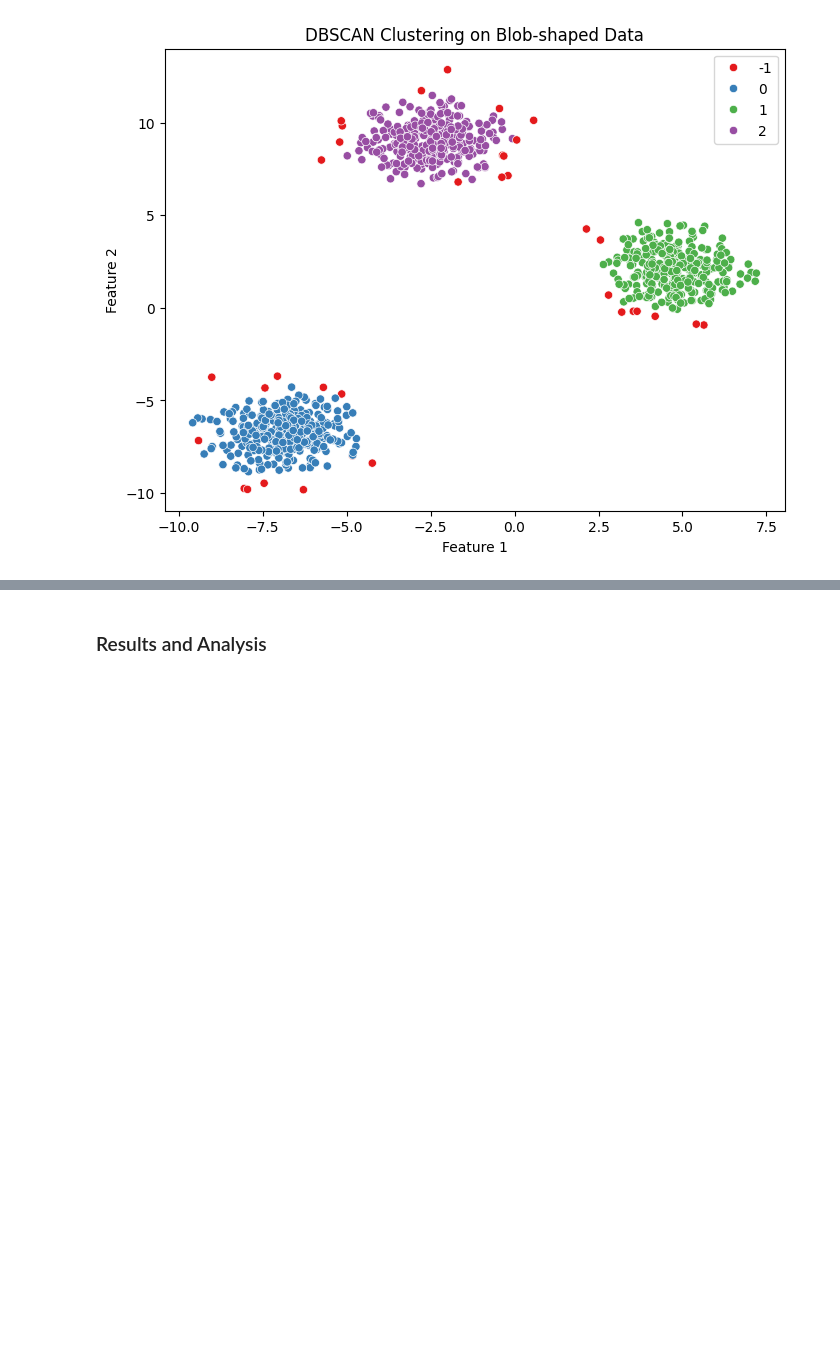
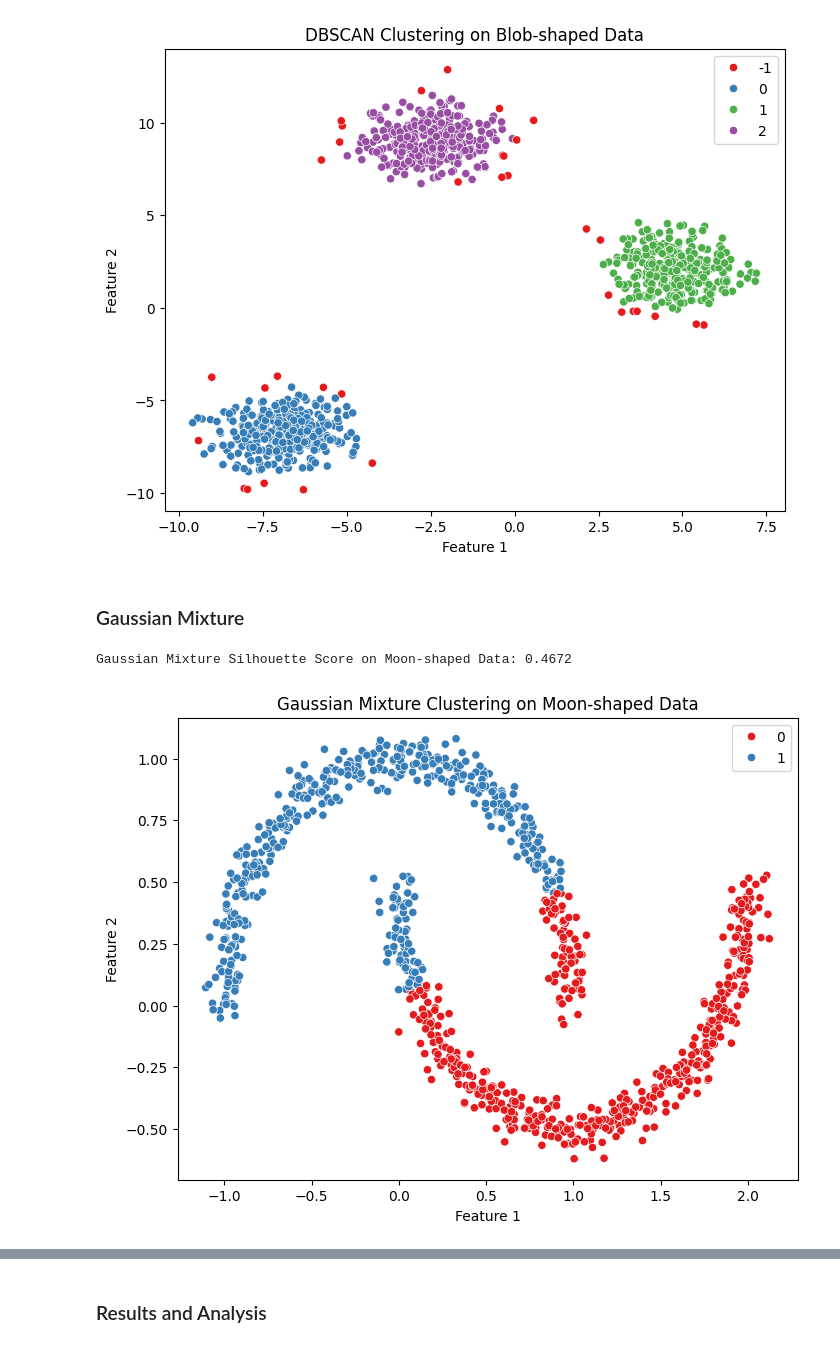
Before and after one commit to muffindud/machine-learning-and-data-mining, a Jupyter notebook: main.ipynb, the cells around one changed output, grey strips where cells are left out. Cells and saved outputs as stored; diff of their text form; code cells hidden in the pictures; blank space fills up the shorter version.

```diff
--- a/main.ipynb
+++ b/main.ipynb
@@ -216,3 +217,18 @@ plt.show()
 # %% [output]
 DBSCAN Silhouette Score on Blob-shaped Data: 0.7807
 [figure]
+# %% [markdown]
+### Gaussian Mixture
+# %%
+moon_model_gaussian = GaussianMixture(n_components=2, random_state=RANDOM_STATE)
+moon_labels_gaussian = moon_model_gaussian.fit_predict(df_moon)
+moon_score_gaussian = silhouette_score(df_moon, moon_labels_gaussian)
+print(f"Gaussian Mixture Silhouette Score on Moon-shaped Data: {moon_score_gaussian:.4f}")
+
+plt.figure(figsize=(8, 6))
+sns.scatterplot(x=df_moon['Feature 1'], y=df_moon['Feature 2'], hue=moon_labels_gaussian, palette='Set1')
+plt.title('Gaussian Mixture Clustering on Moon-shaped Data')
+plt.show()
+# %% [output]
+Gaussian Mixture Silhouette Score on Moon-shaped Data: 0.4672
+[figure, added]
```
Also changed, not shown: parts of 5 cells of this notebook.
